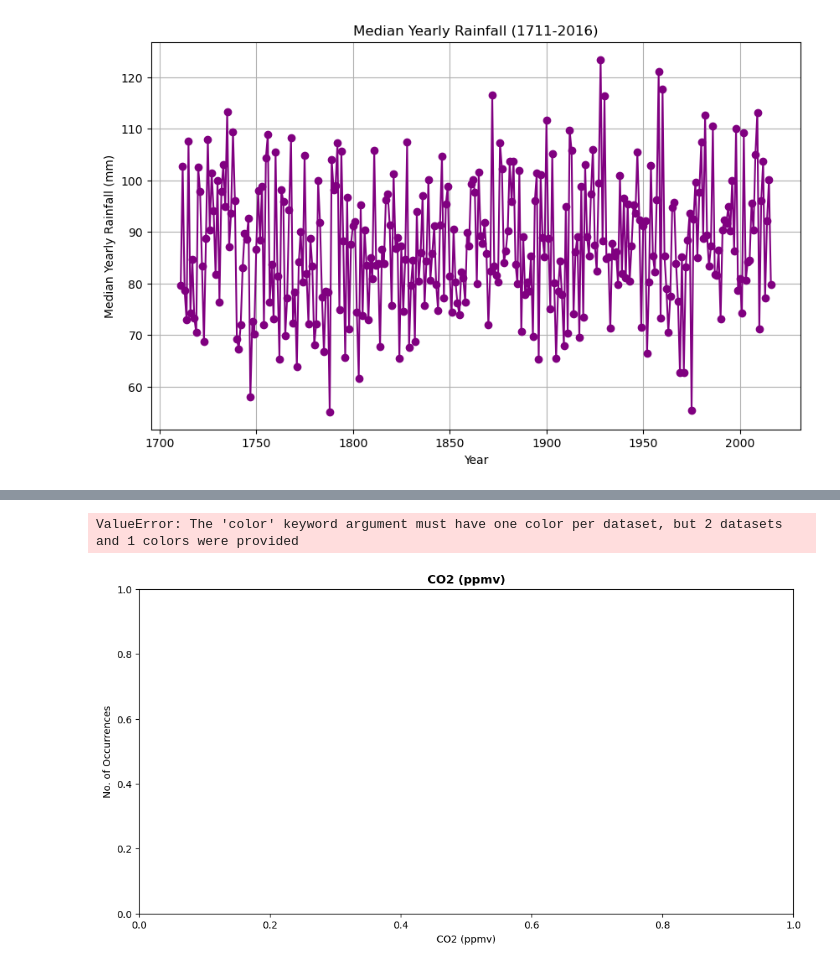
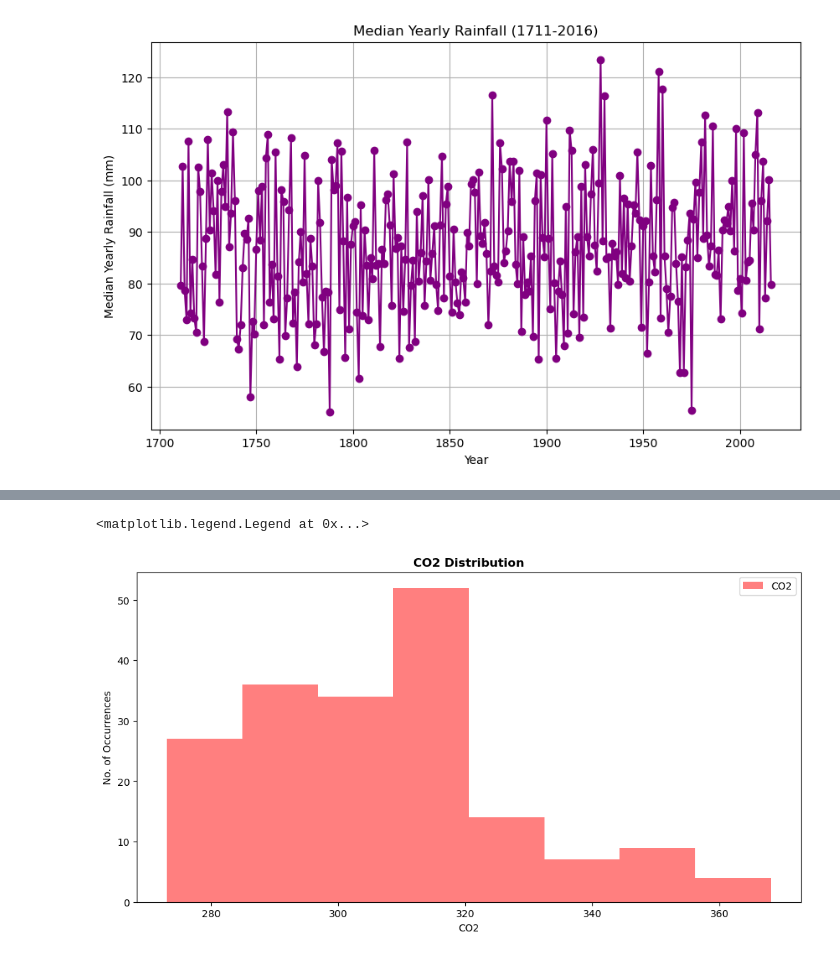
Before and after one commit to keithmmc/pda2, a Jupyter notebook: projecttest.ipynb, the cells around one changed output, grey strips where cells are left out. Cells and saved outputs as stored; diff of their text form; code cells hidden in the pictures.

```diff
--- a/projecttest.ipynb
+++ b/projecttest.ipynb
@@ -323,0 +271,8 @@ ValueError: Invalid value 'record' for option 'orient'
+# %%
+new_co2 = grl.copy()
+
+reference_year = 1950
+
+new_co2['Actual Year'] = reference_year - new_co2['Gasage (yr BP) ']
+
+print(new_co2)
@@ -323,0 +294,4 @@ ValueError: Invalid value 'record' for option 'orient'
+# %%
+end_value = 1711
+filtered_co2 = new_co2[new_co2['Actual Year'] >= end_value]
+print(filtered_co2)
@@ -324,11 +401,11 @@ ValueError: Invalid value 'record' for option 'orient'
 # %%
 fig, ax = plt.subplots(figsize = (12,6))
 
-ax.set_title("CO2 (ppmv)", fontweight='bold') # to set the title of the plot
-ax.set(xlabel='CO2 (ppmv)')    # to set the x axis title
-ax.set(ylabel="No. of Occurrences") # to set the y axis title
-ax.hist(merged2['CO2 (ppmv)'], bins=8, alpha=0.5, label="CO2 (ppmv)", color='red')  # to plot a histogram of CO2 distribution
-ax.legend(loc='upper right'); # to place the legend of the plot in the upper right
+ax.set_title("CO2 Distribution", fontweight='bold')
+ax.set(xlabel='CO2')
+ax.set(ylabel="No. of Occurrences")
+ax.hist(filtered_co2['CO2 (ppmv)'], bins=8, alpha=0.5, label="CO2", color='red')
+ax.legend(loc='upper right')
 # %% [output]
-ValueError: The 'color' keyword argument must have one color per dataset, but 2 datasets and 1 colors were provided
+<matplotlib.legend.Legend at 0x...>
-[figure, old version]
+[figure, new version]
```
Also changed, not shown: parts of 16 cells of this notebook.
